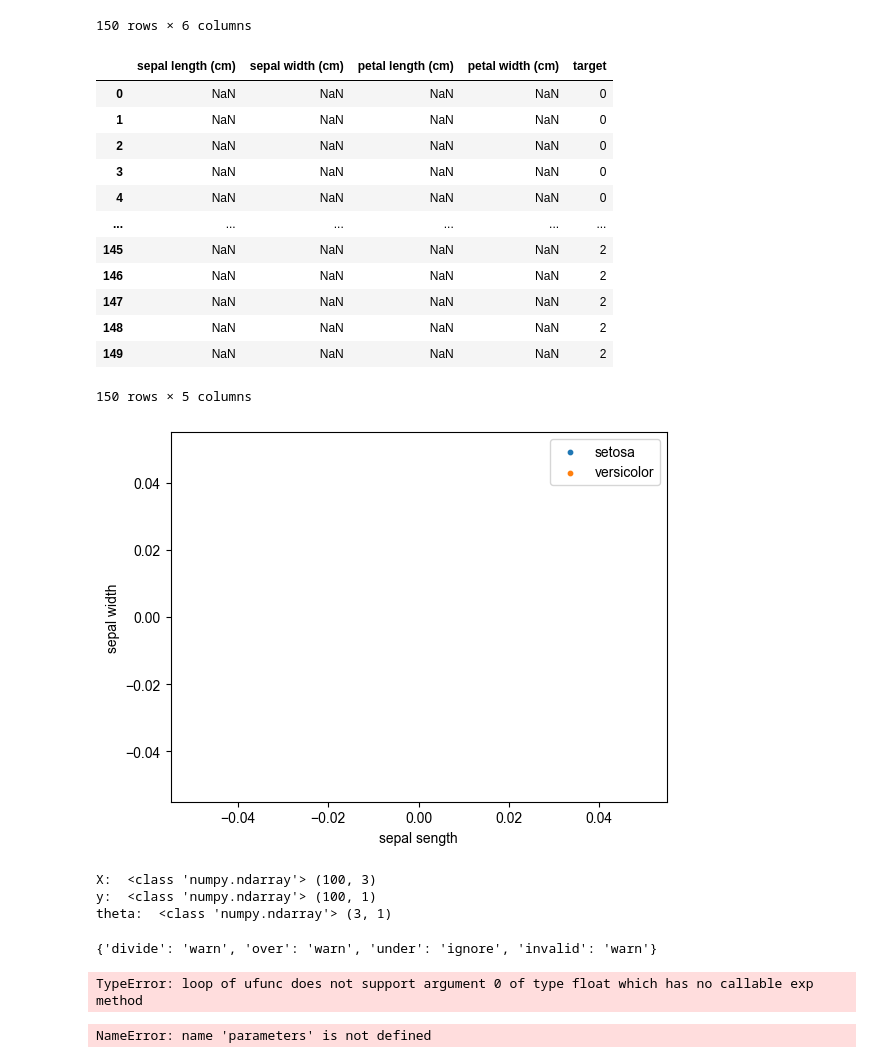
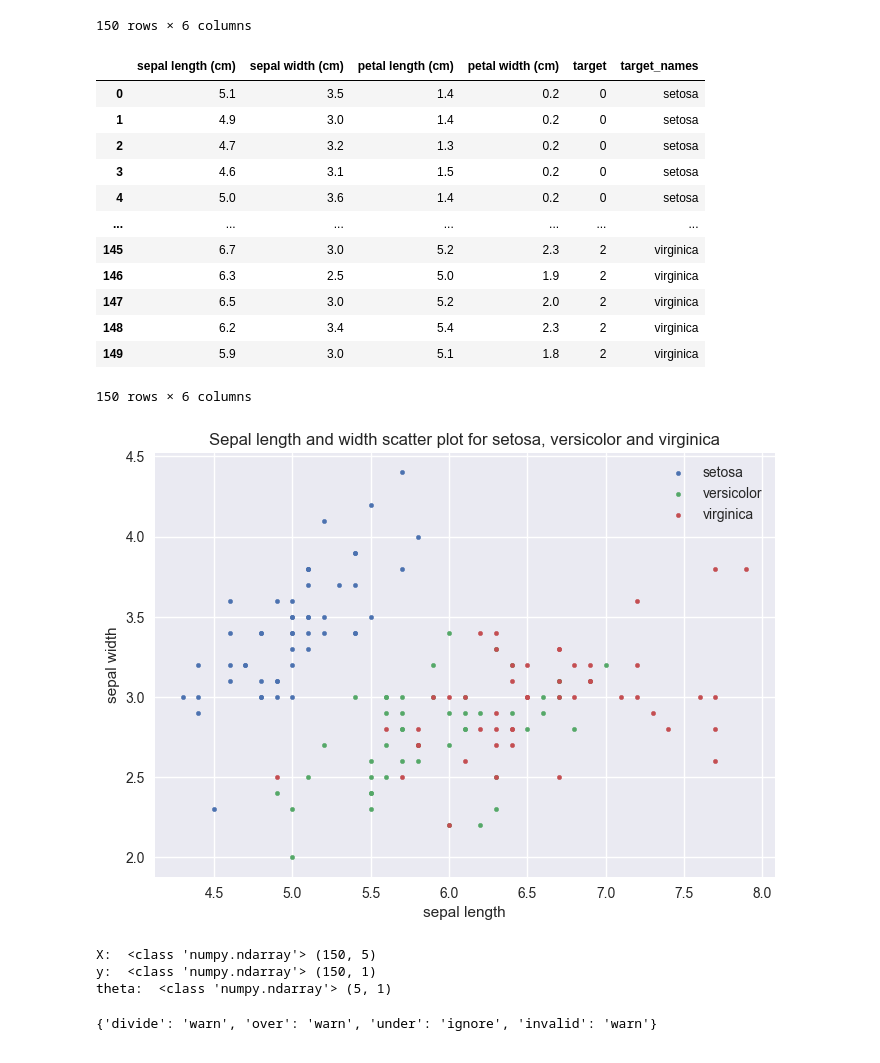
Before and after one commit to ron-ligsay/ML-Path, a Jupyter notebook: src/eda/iris_dsa.ipynb, the cells around one changed output. Cells and saved outputs as stored; diff of their text form; code cells hidden in the pictures.

```diff
--- a/src/eda/iris_dsa.ipynb
+++ b/src/eda/iris_dsa.ipynb
@@ -6,8 +6,10 @@ import scipy.optimize as opt
 from scipy.optimize import fmin_tnc
 from sklearn.datasets import load_iris
 # %%
-iris = load_iris()
-iris_data = iris.data
+#iris = load_iris()
+#iris_data = iris.data
+iris_load = load_iris()
+iris_data = iris_load.data
 # %%
 # if you already have your dataset
 iris=pd.read_csv("../data/Iris.csv")
@@ -32,39 +31,53 @@ dataset['target'] = iris.target
+# %%
+dataset = pd.DataFrame(iris_load, columns = iris_load.feature_names)
+dataset['target'] = iris_load.target
+dataset['target_names'] = dataset['target'].apply(lambda x: iris_load.target_names[x])
+dataset['sepal length (cm)'] = iris_data[:,0]
+dataset['sepal width (cm)'] = iris_data[:,1]
+dataset['petal length (cm)'] = iris_data[:,2]
+dataset['petal width (cm)'] = iris_data[:,3]
+
+# remove index column
+#dataset = dataset.drop('Unnamed: 0', axis=1)
 # %%
 dataset
 # %% [output]
-|  | sepal length (cm) | sepal width (cm) | petal length (cm) | petal width (cm) | target |
-| 0 | NaN | NaN | NaN | NaN | 0 |
-| 1 | NaN | NaN | NaN | NaN | 0 |
-| 2 | NaN | NaN | NaN | NaN | 0 |
-| 3 | NaN | NaN | NaN | NaN | 0 |
-| 4 | NaN | NaN | NaN | NaN | 0 |
-| ... | ... | ... | ... | ... | ... |
-| 145 | NaN | NaN | NaN | NaN | 2 |
-| 146 | NaN | NaN | NaN | NaN | 2 |
-| 147 | NaN | NaN | NaN | NaN | 2 |
-| 148 | NaN | NaN | NaN | NaN | 2 |
-| 149 | NaN | NaN | NaN | NaN | 2 |
+|  | sepal length (cm) | sepal width (cm) | petal length (cm) | petal width (cm) | target | target_names |
+| 0 | 5.1 | 3.5 | 1.4 | 0.2 | 0 | setosa |
+| 1 | 4.9 | 3.0 | 1.4 | 0.2 | 0 | setosa |
+| 2 | 4.7 | 3.2 | 1.3 | 0.2 | 0 | setosa |
+| 3 | 4.6 | 3.1 | 1.5 | 0.2 | 0 | setosa |
+| 4 | 5.0 | 3.6 | 1.4 | 0.2 | 0 | setosa |
+| ... | ... | ... | ... | ... | ... | ... |
+| 145 | 6.7 | 3.0 | 5.2 | 2.3 | 2 | virginica |
+| 146 | 6.3 | 2.5 | 5.0 | 1.9 | 2 | virginica |
+| 147 | 6.5 | 3.0 | 5.2 | 2.0 | 2 | virginica |
+| 148 | 6.2 | 3.4 | 5.4 | 2.3 | 2 | virginica |
+| 149 | 5.9 | 3.0 | 5.1 | 1.8 | 2 | virginica |
-150 rows × 5 columns
+150 rows × 6 columns
 # %%
 #Sepal length and width scatter plot for setosa and versicolor
 if __name__ == "__main__":
-    data = dataset[0:100]
-    X = data.iloc[:, :-3]
-    y = data.iloc[:, -1]
+    data = dataset[:]
+    X = data.iloc[:, :-2]
+    y = data.iloc[:, -2]
 
     setosa = data.loc[y == 0]
+    versicolor = data.loc[y == 1]
+    virginica = data.loc[y == 2]
 
-    versicolor = data.loc[y == 1]
 
     plt.scatter(setosa.iloc[:, 0], setosa.iloc[:, 1], s=10, label='setosa')
     plt.scatter(versicolor.iloc[:, 0], versicolor.iloc[:, 1], s=10, label='versicolor')
-    plt.xlabel('sepal sength')
+    plt.scatter(virginica.iloc[:, 0], virginica.iloc[:, 1], s=10, label='virginica')
+    plt.title('Sepal length and width scatter plot for setosa, versicolor and virginica')
+    plt.xlabel('sepal length')
     plt.ylabel('sepal width')
     plt.legend()
     plt.style.use('seaborn')
     plt.show()
 # %% [output]
-[figure, old version]
+[figure, new version]
 # %%
 #Variables
 X = np.c_[np.ones((X.shape[0], 1)), X]
@@ -76,9 +89,9 @@ print('X: ', type(X), X.shape)
 print('y: ', type(y), y.shape)
 print('theta: ', type(theta), theta.shape)
 # %% [output]
-X:  <class 'numpy.ndarray'> (100, 3)
-y:  <class 'numpy.ndarray'> (100, 1)
-theta:  <class 'numpy.ndarray'> (3, 1)
+X:  <class 'numpy.ndarray'> (150, 5)
+y:  <class 'numpy.ndarray'> (150, 1)
+theta:  <class 'numpy.ndarray'> (5, 1)
 # %%
 #Sigmoid function, net input, and probability
 def sigmoid(x):
@@ -111,14 +124,10 @@ def fit(x, y, theta):
     return opt_weights[0]
 # %%
 parameters = fit(X, y, theta)
-# %% [output]
-TypeError: loop of ufunc does not support argument 0 of type float which has no callable exp method
 # %%
 #decision boundary
 x_values = [np.min(X[:, 1] - 5), np.max(X[:, 2] + 5)]
 y_values = - (parameters[0] + np.dot(parameters[1], x_values)) / parameters[2]
-# %% [output]
-NameError: name 'parameters' is not defined
 # %%
 plt.scatter(setosa.iloc[:, 0], setosa.iloc[:, 1], s=10, label='setosa')
 plt.scatter(versicolor.iloc[:, 0], versicolor.iloc[:, 1], s=10, label='versicolor')
```
Also changed, not shown: parts of 3 cells of this notebook.
